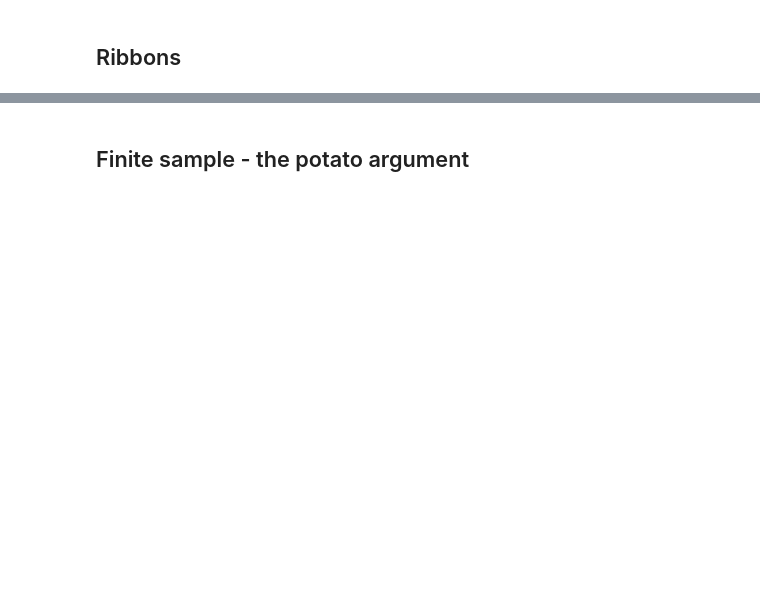
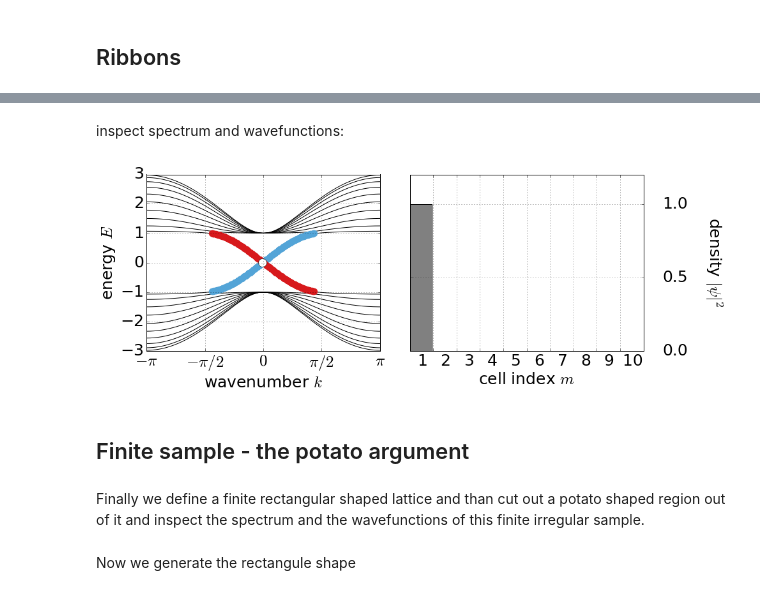
Before and after one commit to oroszl/topins, a Jupyter notebook: QWZ.ipynb, the cells around one changed output, grey strips where cells are left out. Cells and saved outputs as stored; diff of their text form; code cells hidden in the pictures; blank space fills up the shorter version.

```diff
--- a/QWZ.ipynb
+++ b/QWZ.ipynb
@@ -78,0 +185,2 @@ t_y=(s3-1j*s2)/2;
+# %%
+QWZribb=ribbon(t_x,t_y,-1.0*u)
@@ -79,5 +191,14 @@ t_y=(s3-1j*s2)/2;
+# %% [markdown]
+inspect spectrum and wavefunctions:
+# %%
+figsize(14,5)
+interact(QWZribb.plotenpsi,ki=(0,len(QWZribb.kran)-1),n=(0,QWZribb.L*QWZribb.idf-1));
+# %% [output]
+[figure, added]
 # %% [markdown]
 ## Finite sample - the potato argument
+# %% [markdown]
+Finally we define a finite rectangular shaped lattice and than cut out a potato shaped region out of it and inspect the spectrum and the wavefunctions of this finite irregular sample.
 # %%
 class finite_lattice:
     '''
@@ -138,5 +259,7 @@ class finite_lattice:
             self.potato_cindx=logical_not(self.potato_cindx)
             self.potato_hindx=logical_not(self.potato_hindx)
         self.Hpotato=self.H[:,self.potato_hindx][self.potato_hindx,:]
+# %% [markdown]
+Now we generate the rectangule shape
 # %%
 QWZ=finite_lattice(xL=160,yL=100)
```
Also changed, not shown: parts of 14 cells of this notebook, 2 other files.
